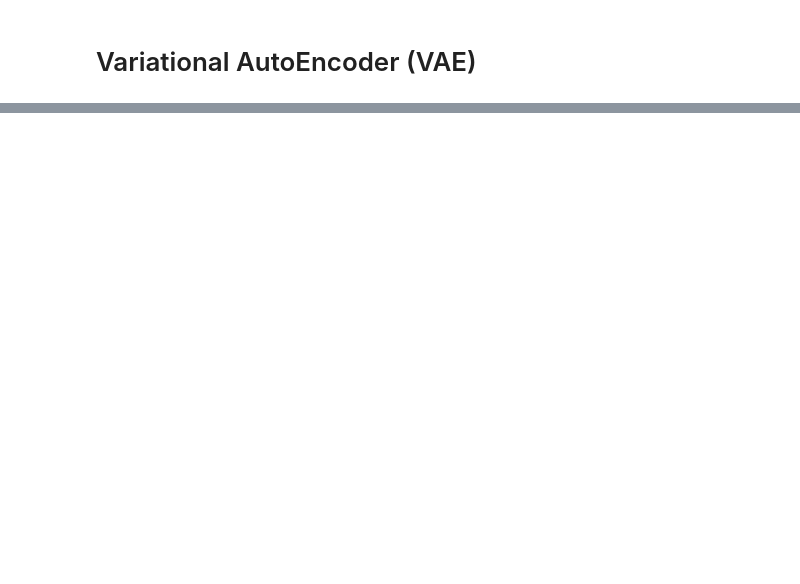
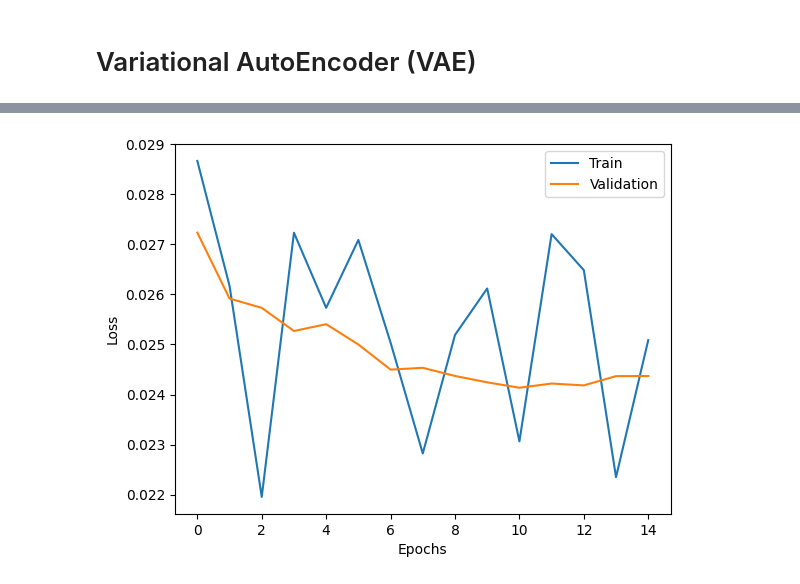
Before and after one commit to jlancione/DeepLearningProject, a Jupyter notebook: vae.ipynb, the cells around one changed output, grey strips where cells are left out. Saved outputs shown, nothing was run; the diff lists cells and outputs as text; code cells hidden in the pictures; blank space fills up the shorter version.

```diff
--- a/vae.ipynb
+++ b/vae.ipynb
@@ -16,11 +18,11 @@ import torchvision.transforms as transforms
 # work on GPUs?
 # device = torch.device("cuda:0" if torch.cuda_is_available() alse "cpu")
 # %%
-# import Dataset (MNIST)
+## Import Dataset (MNIST)
 transform = transforms.Compose([
     transforms.ToTensor(),
     # <-- we dont normalize here, can you guess why?
 ])
 
 train_dataset = torchvision.datasets.MNIST(root='./Data', train=True, download=True, transform=transform)
-test_dataset = torchvision.datasets.MNIST(root='./Data', train=False, download=True, transform=transform)
+validation_dataset = torchvision.datasets.MNIST(root='./Data', train=False, download=True, transform=transform)
@@ -32,4 +31,9 @@ test_dataset = torchvision.datasets.MNIST(root='./Data', train=False, download=T
 # %%
+## Reduce dataset size
+# N_TRAIN = 1000
+# train_dataset.data, train_dataset.targets = train_dataset.data[:N_TRAIN], train_dataset.targets[:N_TRAIN]
+# validation_dataset.data, validation_dataset.targets = validation_dataset.data[:N_TRAIN], validation_dataset.targets[:N_TRAIN]
+
 BATCH_SIZE = 128
 train_loader = torch.utils.data.DataLoader(train_dataset, batch_size=BATCH_SIZE, shuffle=True)
-test_loader = torch.utils.data.DataLoader(test_dataset, batch_size=BATCH_SIZE, shuffle=False)
+validation_loader = torch.utils.data.DataLoader(validation_dataset, batch_size=len(validation_dataset), shuffle=False)
@@ -76,8 +116,27 @@ optimizer = optim.Adam(model.parameters(),
                       weight_decay=1e-6)
 # %%
 # train loop
-EPOCHS = 10
+EPOCHS = 15
 loss_train = []
-loss_test = []
+loss_validation = []
 
 for epoch in range(EPOCHS):
+
+    for batch, _ in train_loader:
+        x_gen = model(batch) # in qlche modo qua sa che deve andare a prendere .forward()
+        computed_loss = loss(x_gen, batch)
+
+        optimizer.zero_grad()
+        computed_loss.backward()
+        optimizer.step()
+
+    ## append loss (in alternativa prendi la media sui batches, ma ok)
+    loss_train.append(computed_loss.detach())
+
+    with torch.no_grad():
+        for val, _ in validation_loader:
+            x_gen_val = model(val)
+            val_computed_loss = loss(x_gen_val, val)
+            loss_validation.append(val_computed_loss.detach())
+
+    print(f"Epoch: {epoch+1} -- Train loss = {computed_loss:.5f} -- Val loss = {val_computed_loss:.5f}")
@@ -85,0 +159,13 @@ for epoch in range(EPOCHS):
+# %%
+## Plot train and validation loss curves
+plt.plot(loss_train, label = "Train")
+plt.plot(loss_validation, label = "Validation")
+
+plt.xlabel("Epochs")
+plt.ylabel("Loss")
+
+plt.legend()
+
+plt.show()
+# %% [output]
+[figure, added]
```
Also changed, not shown: parts of 9 cells of this notebook.
